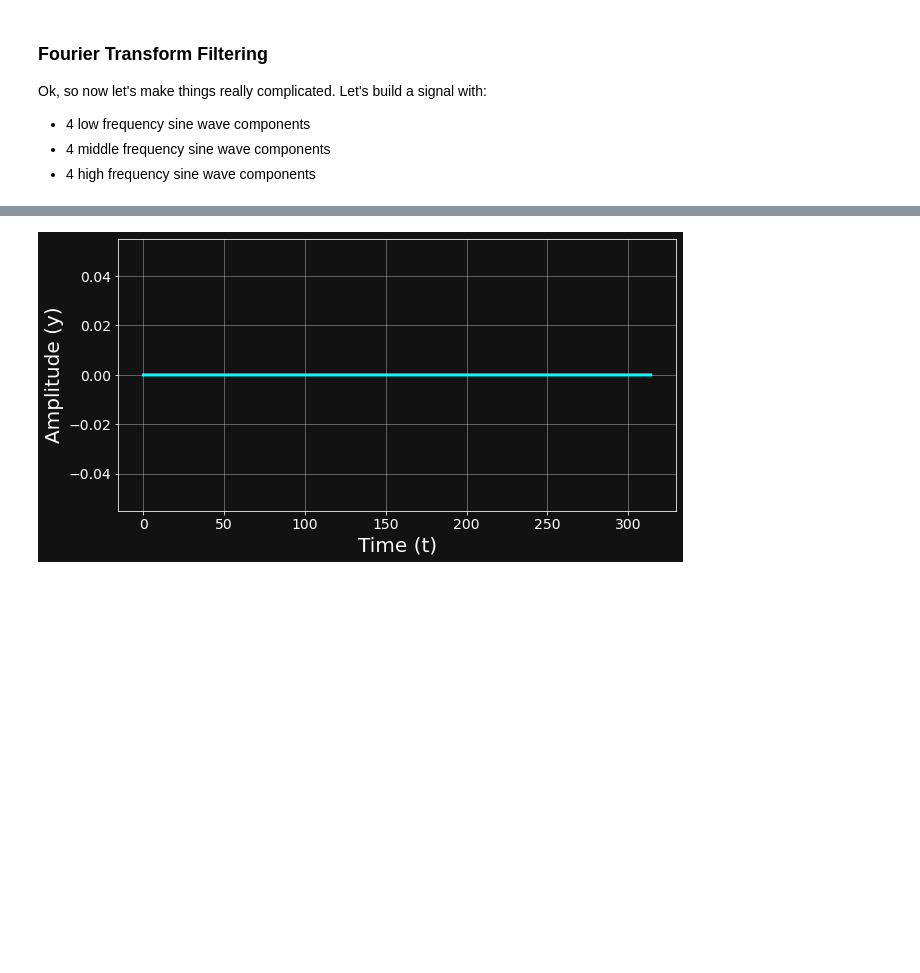
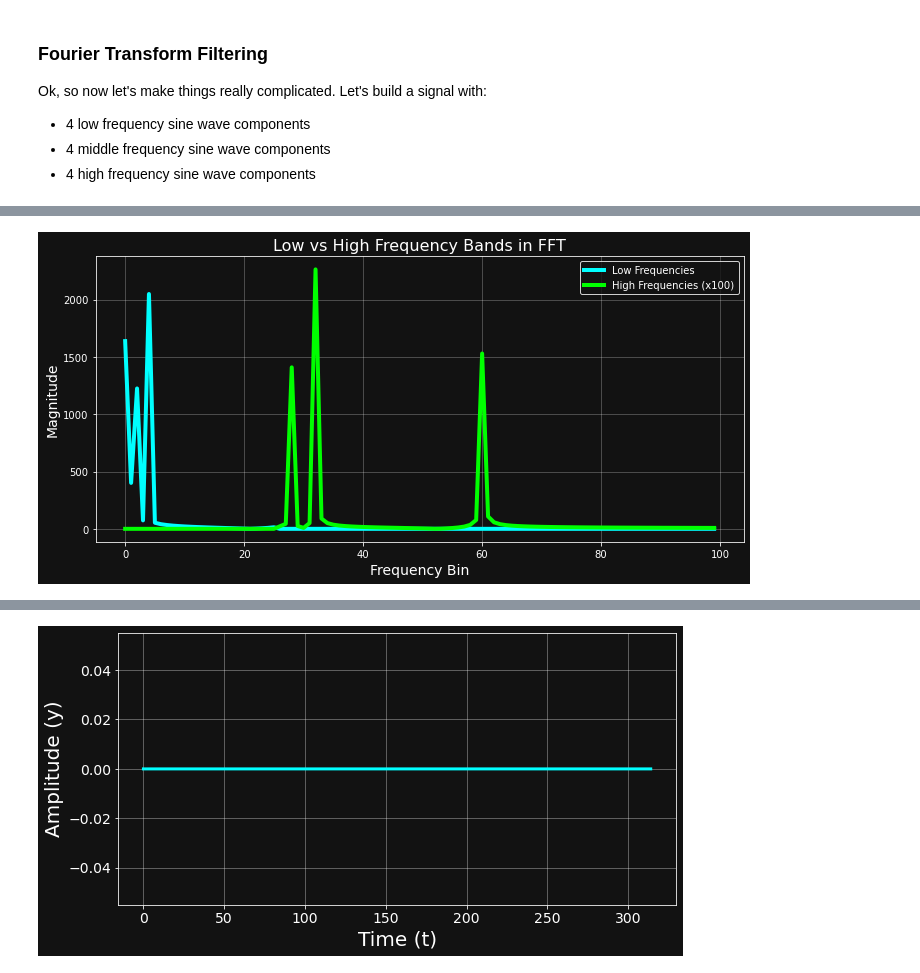
Before and after one commit to PieroPaialungaAI/FourierTransformModelling, a Jupyter notebook: frequency_ts_modelling.ipynb, the cells around one changed output, grey strips where cells are left out. Drawn from its saved outputs; the diff is of its cells as text; code cells hidden in the pictures; blank space fills up the shorter version.

```diff
--- a/frequency_ts_modelling.ipynb
+++ b/frequency_ts_modelling.ipynb
@@ -151,0 +151,38 @@ For ea
+# %%
+from numpy.fft import fft, ifft, fftfreq
+import numpy as np
+import matplotlib.pyplot as plt
+
+# Compute FFT
+y_fft = fft(y)
+freqs = fftfreq(len(t), d=(t[1] - t[0]))
+
+# Helper function to filter by frequency range
+def filter_freq_component(y_fft, freqs, low, high):
+    mask = (np.abs(freqs) >= low) & (np.abs(freqs) <= high)
+    filtered_fft = np.zeros_like(y_fft, dtype=complex)
+    filtered_fft[mask] = y_fft[mask]
+    return filtered_fft
+
+# Define frequency bands
+low_band = (0.0, 1.0)
+high_band = (1.0, 20)
+
+# Filter each band
+low_fft = filter_freq_component(y_fft, freqs, *low_band)
+high_fft = filter_freq_component(y_fft, freqs, *high_band)
+
+# Plot FFT magnitudes
+plt.figure(figsize=(10, 5))
+plt.plot(np.abs(low_fft)[0:100], label="Low Frequencies", linewidth=4,color='cyan')
+plt.plot(np.abs(high_fft)[0:100]*1, label="High Frequencies (x100)", linewidth=4,color='lime')
+plt.xlabel("Frequency Bin", fontsize=14)
+plt.ylabel("Magnitude", fontsize=14)
+plt.title("Low vs High Frequency Bands in FFT", fontsize=16)
+plt.legend()
+plt.grid(alpha=0.3)
+plt.tight_layout()
+plt.savefig('images/fourier_filtering.svg')
+plt.show()
+# %% [output]
+[figure, added]
```
Also changed, not shown: parts of 4 cells of this notebook.
